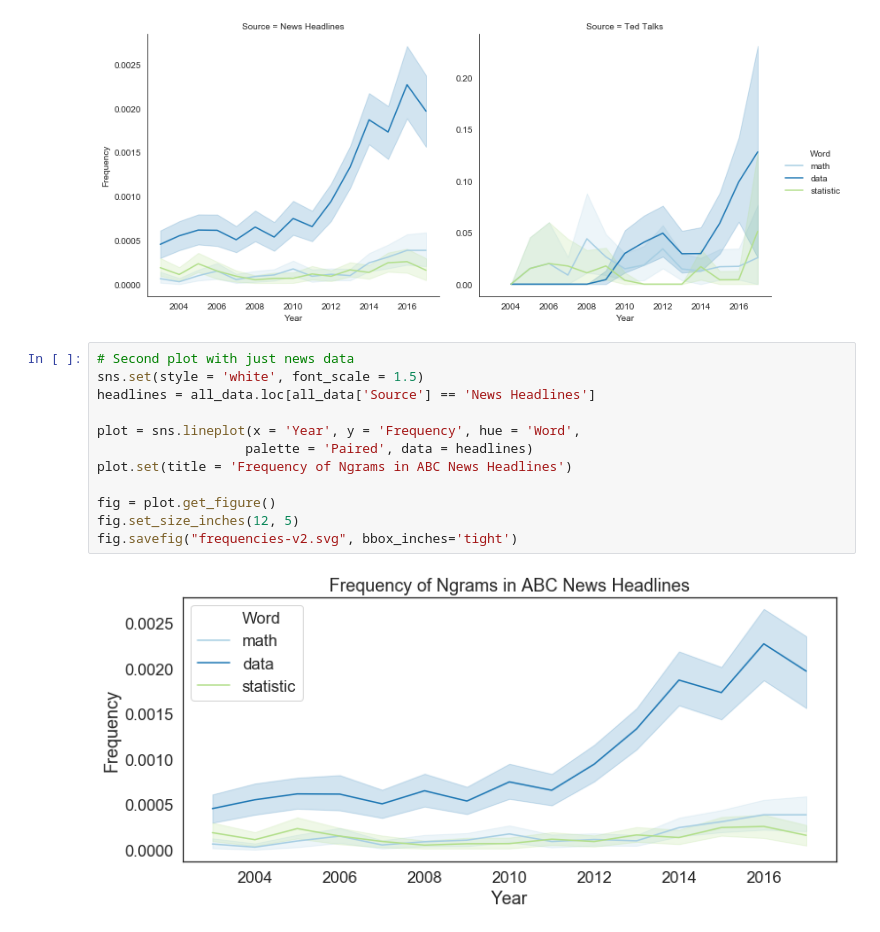
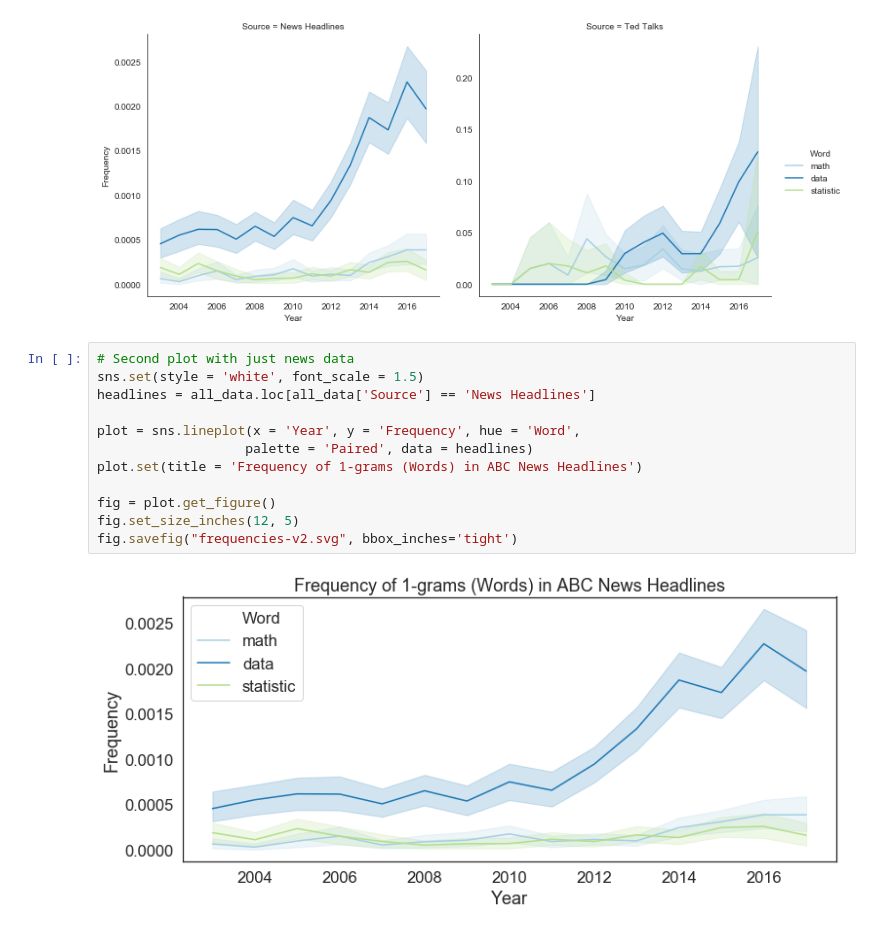
Before and after one commit to amspector100/amspector100.github.io, a Jupyter notebook: ipython/2018-09-03-news.ipynb, the cells around one changed output. Drawn from its saved outputs; the diff is of its cells as text.

```diff
--- a/ipython/2018-09-03-news.ipynb
+++ b/ipython/2018-09-03-news.ipynb
@@ -82,14 +82,14 @@ fig.set_size_inches(12, 5)
 # %%
 # Second plot with just news data
 sns.set(style = 'white', font_scale = 1.5)
 headlines = all_data.loc[all_data['Source'] == 'News Headlines']
 
 plot = sns.lineplot(x = 'Year', y = 'Frequency', hue = 'Word',
                    palette = 'Paired', data = headlines)
-plot.set(title = 'Frequency of Ngrams in ABC News Headlines')
+plot.set(title = 'Frequency of 1-grams (Words) in ABC News Headlines')
 
 fig = plot.get_figure()
 fig.set_size_inches(12, 5)
 fig.savefig("frequencies-v2.svg", bbox_inches='tight')
 # %% [output]
-[figure, old version]
+[figure, new version]
```
Also changed, not shown: 14 other files.
